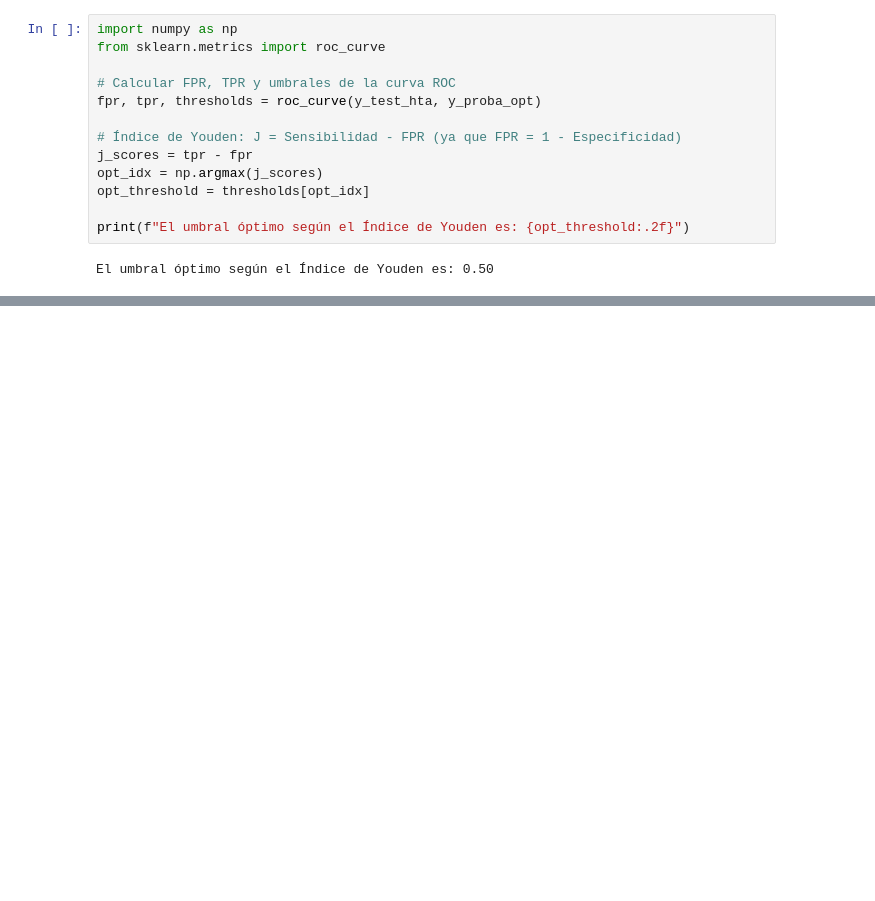
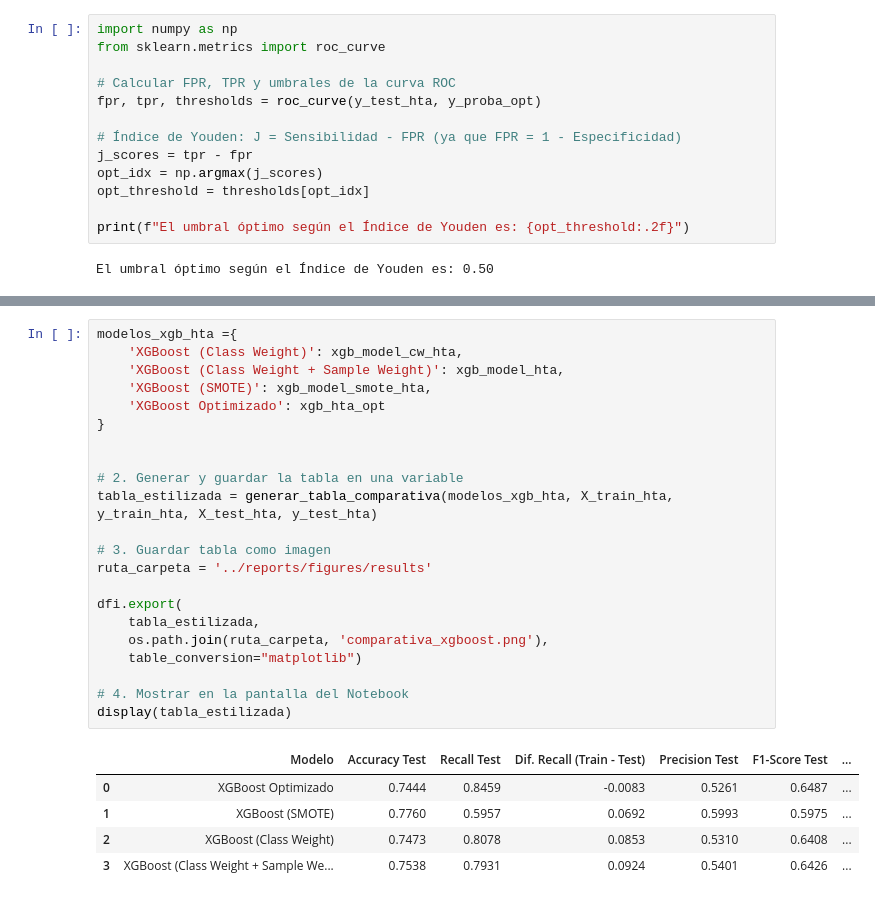
Before and after one commit to aldyvergara22-create/Hypertension-Diabetes-ML-detection, a Jupyter notebook: notebooks/05_Evaluación_Modelos_Hipertensión.ipynb, the cells around one changed output, grey strips where cells are left out. Saved outputs shown, nothing was run; the diff lists cells and outputs as text; blank space fills up the shorter version.

```diff
--- a/notebooks/05_Evaluación_Modelos_Hipertensión.ipynb
+++ b/notebooks/05_Evaluación_Modelos_Hipertensión.ipynb
@@ -1173,0 +1541,28 @@ El umbral óptimo según el Índice de Youden es: 0.50
+# %%
+modelos_xgb_hta ={
+    'XGBoost (Class Weight)': xgb_model_cw_hta,
+    'XGBoost (Class Weight + Sample Weight)': xgb_model_hta,
+    'XGBoost (SMOTE)': xgb_model_smote_hta,
+    'XGBoost Optimizado': xgb_hta_opt
+}
+
+
+# 2. Generar y guardar la tabla en una variable
+tabla_estilizada = generar_tabla_comparativa(modelos_xgb_hta, X_train_hta, y_train_hta, X_test_hta, y_test_hta)
+
+# 3. Guardar tabla como imagen
+ruta_carpeta = '../reports/figures/results'
+
+dfi.export(
+    tabla_estilizada,
+    os.path.join(ruta_carpeta, 'comparativa_xgboost.png'),
+    table_conversion="matplotlib")
+
+# 4. Mostrar en la pantalla del Notebook
+display(tabla_estilizada)
+# %% [output]
+|  | Modelo | Accuracy Test | Recall Test | Dif. Recall (Train - Test) | Precision Test | F1-Score Test | ... |
+| 0 | XGBoost Optimizado | 0.7444 | 0.8459 | -0.0083 | 0.5261 | 0.6487 | ... |
+| 1 | XGBoost (SMOTE) | 0.7760 | 0.5957 | 0.0692 | 0.5993 | 0.5975 | ... |
+| 2 | XGBoost (Class Weight) | 0.7473 | 0.8078 | 0.0853 | 0.5310 | 0.6408 | ... |
+| 3 | XGBoost (Class Weight + Sample We... | 0.7538 | 0.7931 | 0.0924 | 0.5401 | 0.6426 | ... |
```
Also changed, not shown: parts of 26 cells of this notebook, 28 other files.
